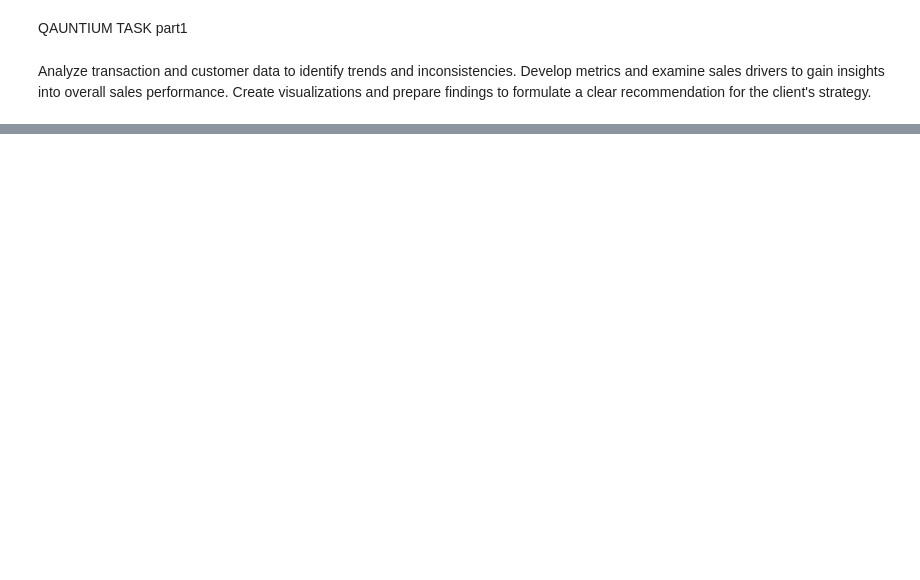
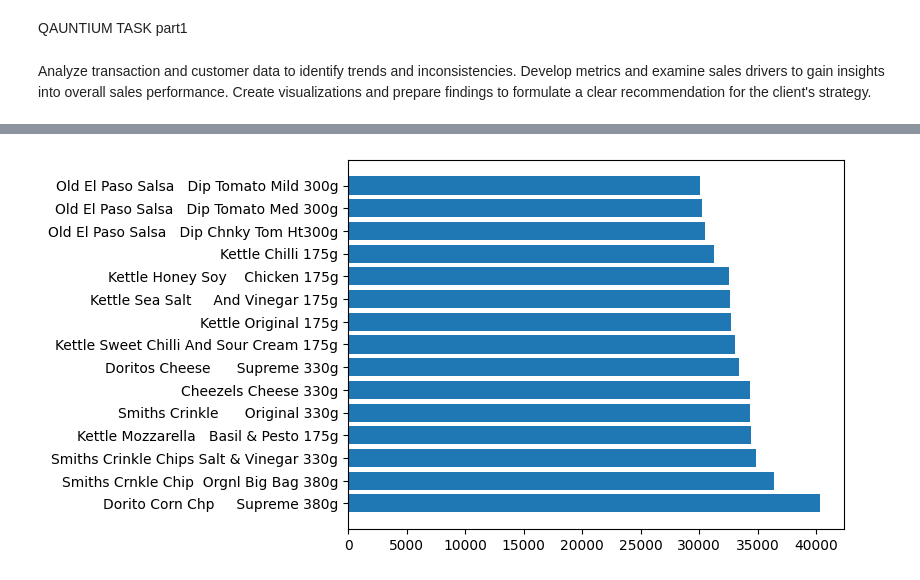
Before and after one commit to dens22us/SQL, a Jupyter notebook: Quantium, work day simulation p1.ipynb, the cells around one changed output, grey strips where cells are left out. Cells and saved outputs as stored; diff of their text form; code cells hidden in the pictures; blank space fills up the shorter version.

```diff
--- a/Quantium, work day simulation p1.ipynb
+++ b/Quantium, work day simulation p1.ipynb
@@ -11,0 +213,4 @@ import seaborn as sns
+# %%
+# TOP 15 products by TOT_SALES
+a1 = a[['PROD_NAME','TOT_SALES']].sort_values(by='TOT_SALES', ascending=False).head(15)
+a1
@@ -11,0 +234,5 @@ import seaborn as sns
+# %%
+plt.barh(a1["PROD_NAME"], a1["TOT_SALES"])
+plt.show()
+# %% [output]
+[figure, added]
```
Also changed, not shown: parts of 79 cells of this notebook.
